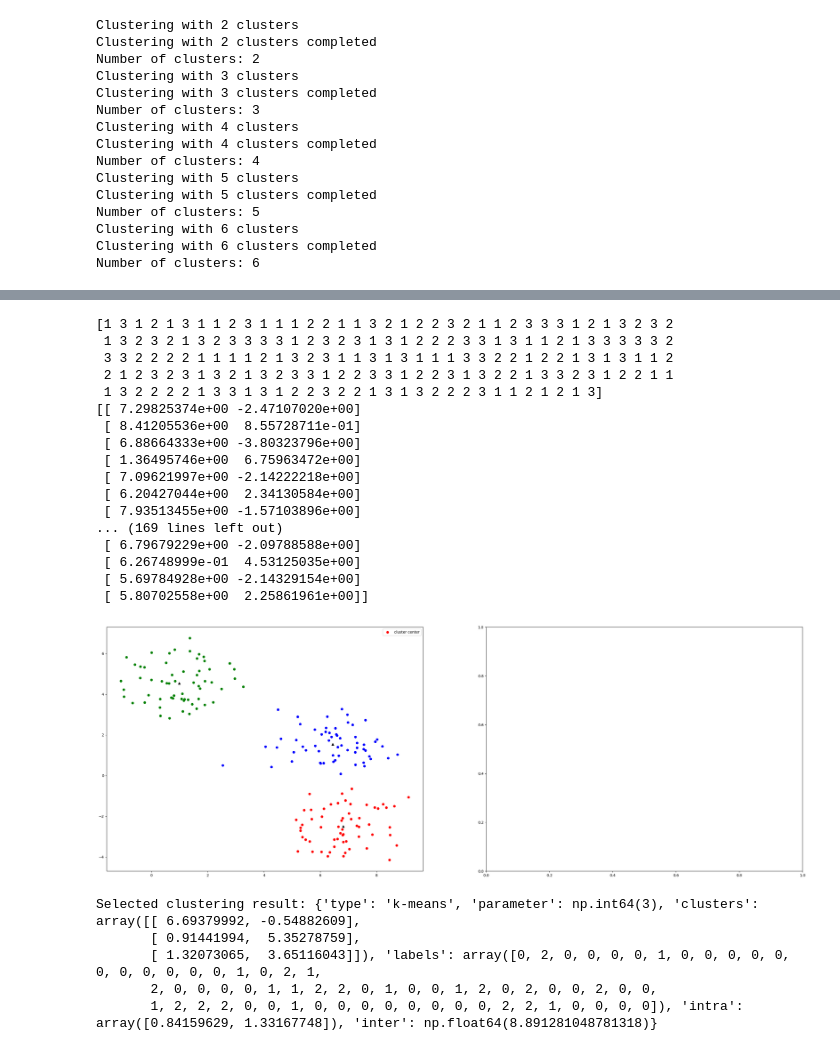
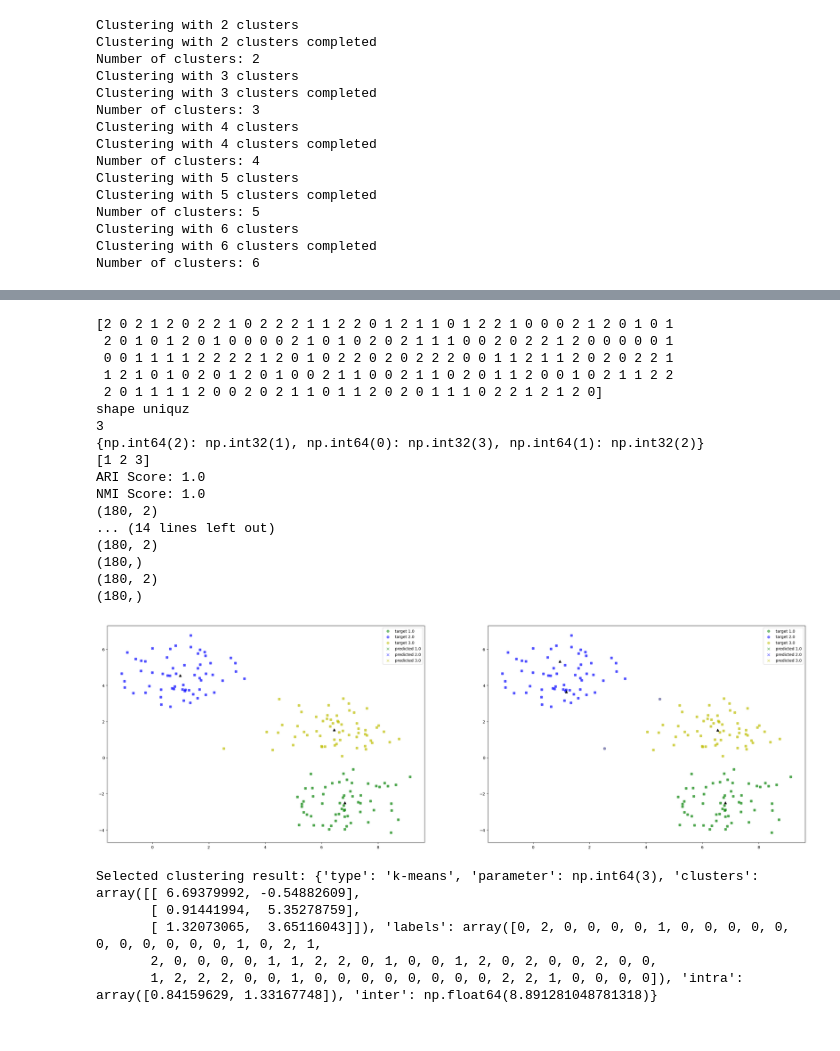
Before and after one commit to wilfred11/numpy-clustering, a Jupyter notebook: cluster.ipynb, the cells around one changed output, grey strips where cells are left out. Saved outputs shown, nothing was run; the diff lists cells and outputs as text; code cells hidden in the pictures.

```diff
--- a/cluster.ipynb
+++ b/cluster.ipynb
@@ -190,41 +254,62 @@ import pandas as pd
 # %%
-def visualize_cluster(selected_cluster,ax, data_set_1, data_labels_1):
+def visualize_cluster(selected_cluster,ax, data_set, data_labels):
     #df_centers = pd.DataFrame(selected_cluster['clusters'], columns=['x','y'])
     #df_clustered = pd.concat([pd.DataFrame(data_set_1, columns=['x','y']), pd.DataFrame(selected_cluster['labels'], columns=['cluster'])], axis=1)
     #ax.scatter(df_clustered, marker='o')
     #print(selected_cluster['clusters'])
     #cluster_labels = data_labels_1
+
     cluster_labels=selected_cluster['labels']
     print(cluster_labels)
-    colormap = np.array(['y','r', 'g', 'b'])
+    colormap = np.array(['r', 'g', 'b','y'])
+    colormap1 = np.array(['c', 'm', 'y','orange'])
 
+    cluster_labels_test=data_labels.astype(np.int32)
+    mapping=get_mapping(cluster_labels_test, cluster_labels)
+    print(mapping)
+    cluster_labels=apply_mapping(cluster_labels,mapping)
+    print(np.unique(cluster_labels))
 
-    print(data_set_1)
-    ax.scatter(data_set_1[:,0],data_set_1[:,1], c=colormap[cluster_labels], marker='o', label="")
-    ax.scatter(selected_cluster['clusters'][:,0],selected_cluster['clusters'][:,1], marker='^', color='black')
+    ari_score = adjusted_rand_score(cluster_labels, cluster_labels_test)
+    nmi_score = normalized_mutual_info_score(cluster_labels, cluster_labels_test)
+
+    print(f"ARI Score: {ari_score}")
+    print(f"NMI Score: {nmi_score}")
+
+    target_clusters=group(data_set, cluster_labels)
+    predicted_clusters=group(data_set, cluster_labels_test)
+
+    for ar in target_clusters:
+        ax.scatter(ar[:,1],ar[:,2], c=colormap[ar[:,0].astype(np.int32)], marker='o', alpha=0.5, label=f"target {ar[0,0]}")
+
+    for ar in predicted_clusters:
+        ax.scatter(ar[:,1],ar[:,2], c=colormap[ar[:,0].astype(np.int32)], marker='x', alpha=0.5, label=f"predicted {ar[0,0]}")
+
+    ax.scatter(selected_cluster['clusters'][:,0],selected_cluster['clusters'][:,1], marker='^', color='black', )
     ax.legend()
-    #ax.title(f"Clustering data set with {selected_cluster['type']}, number of clusters {selected_cluster['parameter']}")
     return ax
-# %%
-fig, ax = plt.subplots(1, 2, figsize=(34, 12))
-ax[0]=visualize_cluster(test_cluster_result, ax[0], data_set_1, data_labels_1)
-fig.show()
-# %% [output]
-[1 3 1 2 1 3 1 1 2 3 1 1 1 2 2 1 1 3 2 1 2 2 3 2 1 1 2 3 3 3 1 2 1 3 2 3 2
- 1 3 2 3 2 1 3 2 3 3 3 3 1 2 3 2 3 1 3 1 2 2 2 3 3 1 3 1 1 2 1 3 3 3 3 3 2
- 3 3 2 2 2 2 1 1 1 1 2 1 3 2 3 1 1 3 1 3 1 1 1 3 3 2 2 1 2 2 1 3 1 3 1 1 2
- 2 1 2 3 2 3 1 3 2 1 3 2 3 3 1 2 2 3 3 1 2 2 3 1 3 2 2 1 3 3 2 3 1 2 2 1 1
- 1 3 2 2 2 2 1 3 3 1 3 1 2 2 3 2 2 1 3 1 3 2 2 2 3 1 1 2 1 2 1 3]
-[[ 7.29825374e+00 -2.47107020e+00]
- [ 8.41205536e+00  8.55728711e-01]
- [ 6.88664333e+00 -3.80323796e+00]
- [ 1.36495746e+00  6.75963472e+00]
- [ 7.09621997e+00 -2.14222218e+00]
- [ 6.20427044e+00  2.34130584e+00]
- [ 7.93513455e+00 -1.57103896e+00]
-... (169 lines left out)
- [ 6.79679229e+00 -2.09788588e+00]
- [ 6.26748999e-01  4.53125035e+00]
- [ 5.69784928e+00 -2.14329154e+00]
- [ 5.80702558e+00  2.25861961e+00]]
-[figure, removed]
+# %%
+fig, ax=plt.subplots(1,2, figsize=[32,10])
+ax[0]=visualize_cluster(selected_cluster,ax[0],data_set_1, data_labels_1)
+
+ax[1]=visualize_cluster(other_selected_cluster,ax[1],data_set_1, data_labels_1)
+#legend_without_duplicate_labels(fig)
+# %% [output]
+[2 0 2 1 2 0 2 2 1 0 2 2 2 1 1 2 2 0 1 2 1 1 0 1 2 2 1 0 0 0 2 1 2 0 1 0 1
+ 2 0 1 0 1 2 0 1 0 0 0 0 2 1 0 1 0 2 0 2 1 1 1 0 0 2 0 2 2 1 2 0 0 0 0 0 1
+ 0 0 1 1 1 1 2 2 2 2 1 2 0 1 0 2 2 0 2 0 2 2 2 0 0 1 1 2 1 1 2 0 2 0 2 2 1
+ 1 2 1 0 1 0 2 0 1 2 0 1 0 0 2 1 1 0 0 2 1 1 0 2 0 1 1 2 0 0 1 0 2 1 1 2 2
+ 2 0 1 1 1 1 2 0 0 2 0 2 1 1 0 1 1 2 0 2 0 1 1 1 0 2 2 1 2 1 2 0]
+shape uniquz
+3
+{np.int64(2): np.int32(1), np.int64(0): np.int32(3), np.int64(1): np.int32(2)}
+[1 2 3]
+ARI Score: 1.0
+NMI Score: 1.0
+(180, 2)
+... (14 lines left out)
+(180, 2)
+(180,)
+(180, 2)
+(180,)
+[figure, added]
```
Also changed, not shown: parts of 7 cells of this notebook, 2 other files.
